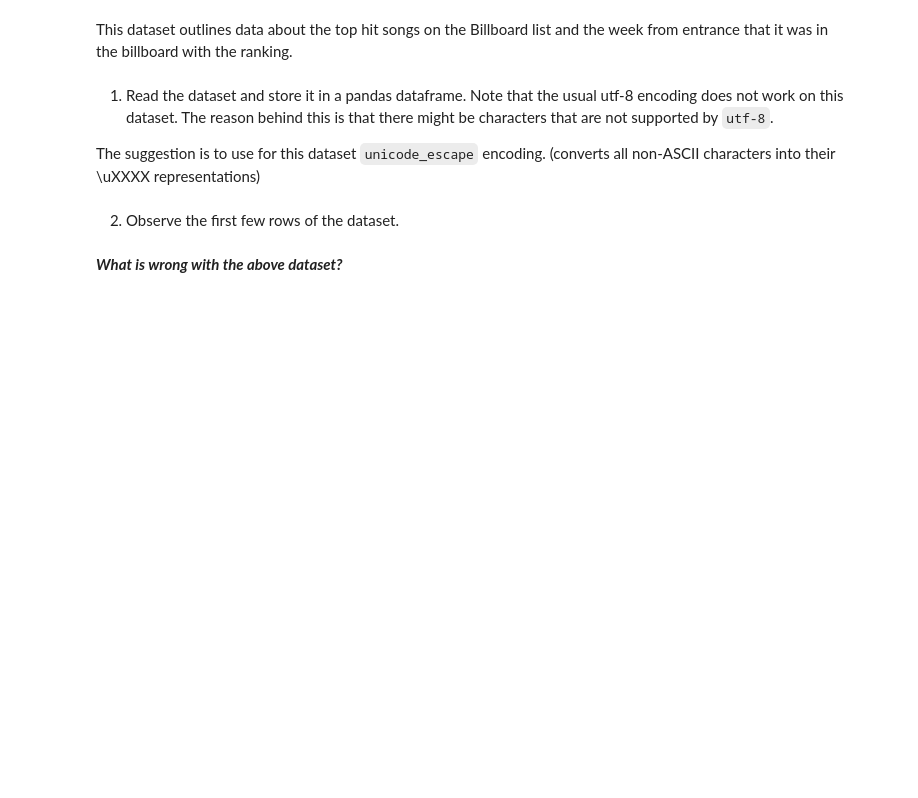
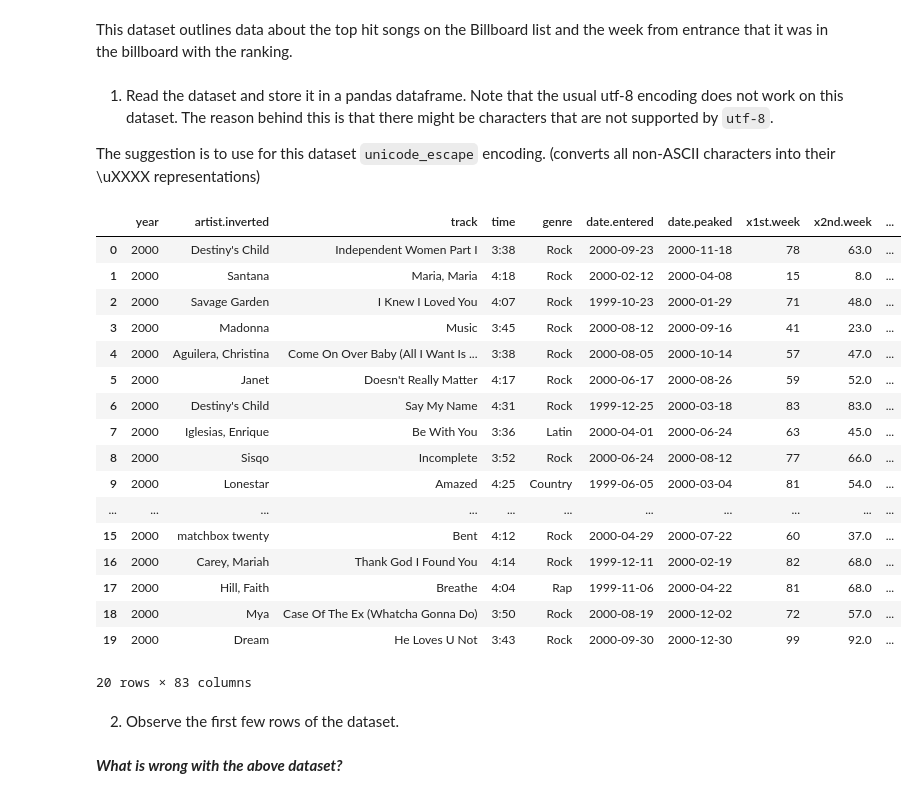
Before and after one commit to FenilPatel1279/lab-mlp, a Jupyter notebook: week5Lab_Students (1).ipynb, the cells around one changed output. Drawn from its saved outputs; the diff is of its cells as text; code cells hidden in the pictures; blank space fills up the shorter version.

Commit message:
done with the billboard dataset step 1.

```diff
--- a/week5Lab_Students (1).ipynb
+++ b/week5Lab_Students (1).ipynb
@@ -123,6 +128,33 @@ This dataset outlines data about the top hit songs on the Billboard list and the
 1. Read the dataset and store it in a pandas dataframe. Note that the usual utf-8 encoding does not work on this dataset. The reason behind this is that there might be characters that are not supported by `utf-8`.
 
 The suggestion is to use for this dataset `unicode_escape` encoding. (converts all non-ASCII characters into their \uXXXX representations)
+# %%
+import pandas as pd
+
+# Load the dataset using unicode_escape encoding
+df = pd.read_csv('billboard.csv', encoding='unicode_escape')
+
+# Display the first few rows
+df.head(20)
+# %% [output]
+|  | year | artist.inverted | track | time | genre | date.entered | date.peaked | x1st.week | x2nd.week | ... |
+| 0 | 2000 | Destiny's Child | Independent Women Part I | 3:38 | Rock | 2000-09-23 | 2000-11-18 | 78 | 63.0 | ... |
+| 1 | 2000 | Santana | Maria, Maria | 4:18 | Rock | 2000-02-12 | 2000-04-08 | 15 | 8.0 | ... |
+| 2 | 2000 | Savage Garden | I Knew I Loved You | 4:07 | Rock | 1999-10-23 | 2000-01-29 | 71 | 48.0 | ... |
+| 3 | 2000 | Madonna | Music | 3:45 | Rock | 2000-08-12 | 2000-09-16 | 41 | 23.0 | ... |
+| 4 | 2000 | Aguilera, Christina | Come On Over Baby (All I Want Is ... | 3:38 | Rock | 2000-08-05 | 2000-10-14 | 57 | 47.0 | ... |
+| 5 | 2000 | Janet | Doesn't Really Matter | 4:17 | Rock | 2000-06-17 | 2000-08-26 | 59 | 52.0 | ... |
+| 6 | 2000 | Destiny's Child | Say My Name | 4:31 | Rock | 1999-12-25 | 2000-03-18 | 83 | 83.0 | ... |
+| 7 | 2000 | Iglesias, Enrique | Be With You | 3:36 | Latin | 2000-04-01 | 2000-06-24 | 63 | 45.0 | ... |
+| 8 | 2000 | Sisqo | Incomplete | 3:52 | Rock | 2000-06-24 | 2000-08-12 | 77 | 66.0 | ... |
+| 9 | 2000 | Lonestar | Amazed | 4:25 | Country | 1999-06-05 | 2000-03-04 | 81 | 54.0 | ... |
+| ... | ... | ... | ... | ... | ... | ... | ... | ... | ... | ... |
+| 15 | 2000 | matchbox twenty | Bent | 4:12 | Rock | 2000-04-29 | 2000-07-22 | 60 | 37.0 | ... |
+| 16 | 2000 | Carey, Mariah | Thank God I Found You | 4:14 | Rock | 1999-12-11 | 2000-02-19 | 82 | 68.0 | ... |
+| 17 | 2000 | Hill, Faith | Breathe | 4:04 | Rap | 1999-11-06 | 2000-04-22 | 81 | 68.0 | ... |
+| 18 | 2000 | Mya | Case Of The Ex (Whatcha Gonna Do) | 3:50 | Rock | 2000-08-19 | 2000-12-02 | 72 | 57.0 | ... |
+| 19 | 2000 | Dream | He Loves U Not | 3:43 | Rock | 2000-09-30 | 2000-12-30 | 99 | 92.0 | ... |
+20 rows × 83 columns
 # %% [markdown]
 2. Observe the first few rows of the dataset.
 # %% [markdown]
```
Also changed, not shown: parts of 1 cell of this notebook.
